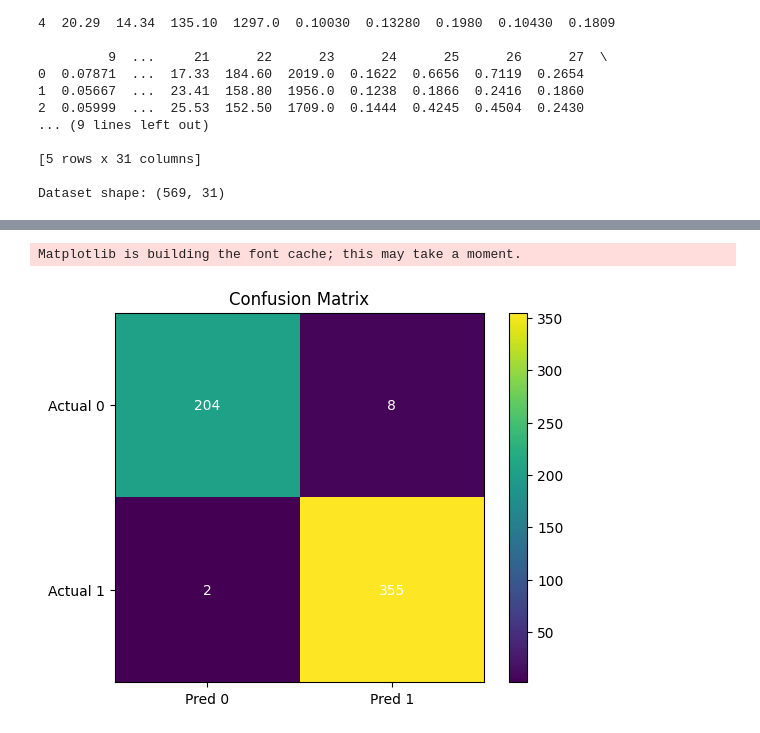
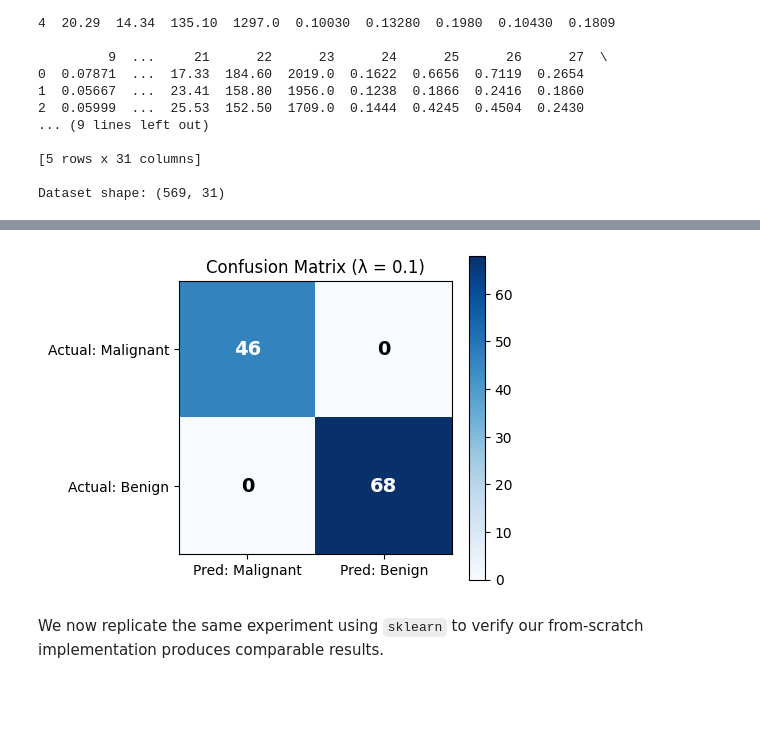
Before and after one commit to 7alamaher/breast-cancer-regularized-logistic-regression, a Jupyter notebook: CODE.ipynb, the cells around one changed output, grey strips where cells are left out. Cells and saved outputs as stored; diff of their text form; code cells hidden in the pictures; blank space fills up the shorter version.

```diff
--- a/CODE.ipynb
+++ b/CODE.ipynb
@@ -35,4 +36,11 @@ Preview of dataset:
 [5 rows x 31 columns]
 
 Dataset shape: (569, 31)
+# %%
+# Split dataset into training and testing sets
+indices = np.random.permutation(len(y))
+split = int(0.8 * len(y))
+train_idx, test_idx = indices[:split], indices[split:]
+X_train_raw, X_test_raw = X[train_idx], X[test_idx]
+y_train, y_test = y[train_idx], y[test_idx]
 # %%
@@ -43,7 +57,7 @@ X = np.c_[np.ones(X.shape[0]), X]
 # %%
-# Sigmoid function TO Converts any number → probability (0 to 1)
+# Sigmoid function TO Converts any number → probability (0 to 1) and prevent overflow
 def sigmoid(z):
-    return 1 / (1 + np.exp(-z))
+    return 1 / (1 + np.exp(-np.clip(z, -500, 500)))
 # %%
 # Cost function with L2 regularization
 def compute_cost(X, y, theta, lam):
@@ -123,7 +137,7 @@ def grid_search(X, y, lambdas, k=5):
     return best_lambda, best_score
 # %%
 # Try different regularization values
-lambdas = [0.01, 0.1, 1, 10]
+lambdas = [0.001, 0.01, 0.1, 1, 10, 100]
 
 best_lambda, best_score = grid_search(X, y, lambdas)
 
@@ -140,5 +156,6 @@ Best CV Accuracy: 0.9736531594472908
 # %%
-# Train final model using best lambda
-theta = np.zeros(X.shape[1])
-theta = gradient_descent(X, y, theta, lr=0.01, lam=best_lambda, iterations=1000)
+# Train final model on full training set using best lambda
+theta_final = np.zeros(X_train.shape[1])
+theta_final = gradient_descent(X_train, y_train, theta_final,
+                               lr=0.1, lam=best_lambda, iterations=1000)
 # %%
@@ -158,25 +198,28 @@ Accuracy: 0.9824253075571178
 # %%
-import matplotlib.pyplot as plt
-
-# Create confusion matrix values
+# Plot confusion matrix
 cm = np.array([[TN, FP],
                [FN, TP]])
 
-# Plot
-plt.imshow(cm)
-plt.title("Confusion Matrix")
-plt.colorbar()
+fig, ax = plt.subplots(figsize=(5, 4))
+im = ax.imshow(cm, cmap='Blues')
+plt.colorbar(im, ax=ax)
 
-plt.xticks([0,1], ["Pred 0", "Pred 1"])
-plt.yticks([0,1], ["Actual 0", "Actual 1"])
+ax.set_xticks([0, 1]); ax.set_xticklabels(['Pred: Malignant', 'Pred: Benign'])
+ax.set_yticks([0, 1]); ax.set_yticklabels(['Actual: Malignant', 'Actual: Benign'])
+ax.set_title(f'Confusion Matrix (λ = {best_lambda})')
 
+# Adaptive text color
+thresh = cm.max() / 2
 for i in range(2):
     for j in range(2):
-        plt.text(j, i, cm[i, j], ha="center", va="center", color="white")
+        color = "white" if cm[i, j] > thresh else "black"
+        ax.text(j, i, cm[i, j], ha="center", va="center",
+                fontsize=14, fontweight='bold', color=color)
 
-plt.savefig("confusion_matrix.png")
-
+plt.tight_layout()
+plt.savefig('confusion_matrix.png', dpi=150)
 plt.show()
 # %% [output]
-Matplotlib is building the font cache; this may take a moment.
-[figure, old version]
+[figure, new version]
+# %% [markdown]
+We now replicate the same experiment using `sklearn` to verify our from-scratch implementation produces comparable results.
```
Also changed, not shown: parts of 7 cells of this notebook.
